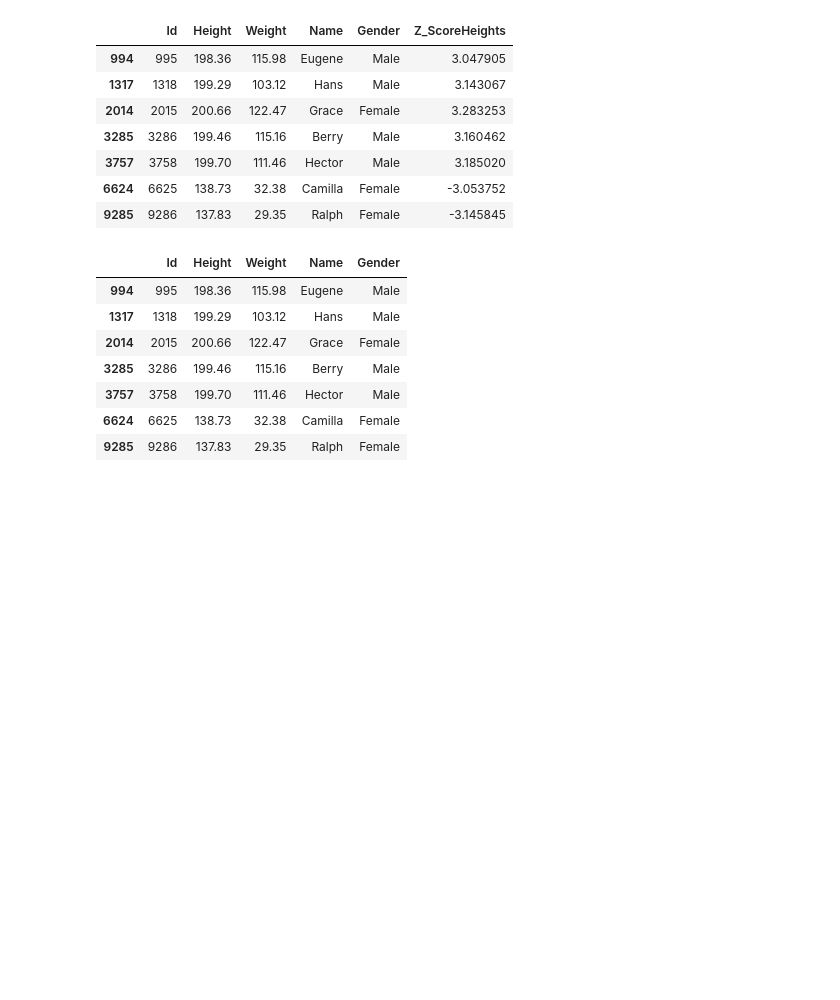
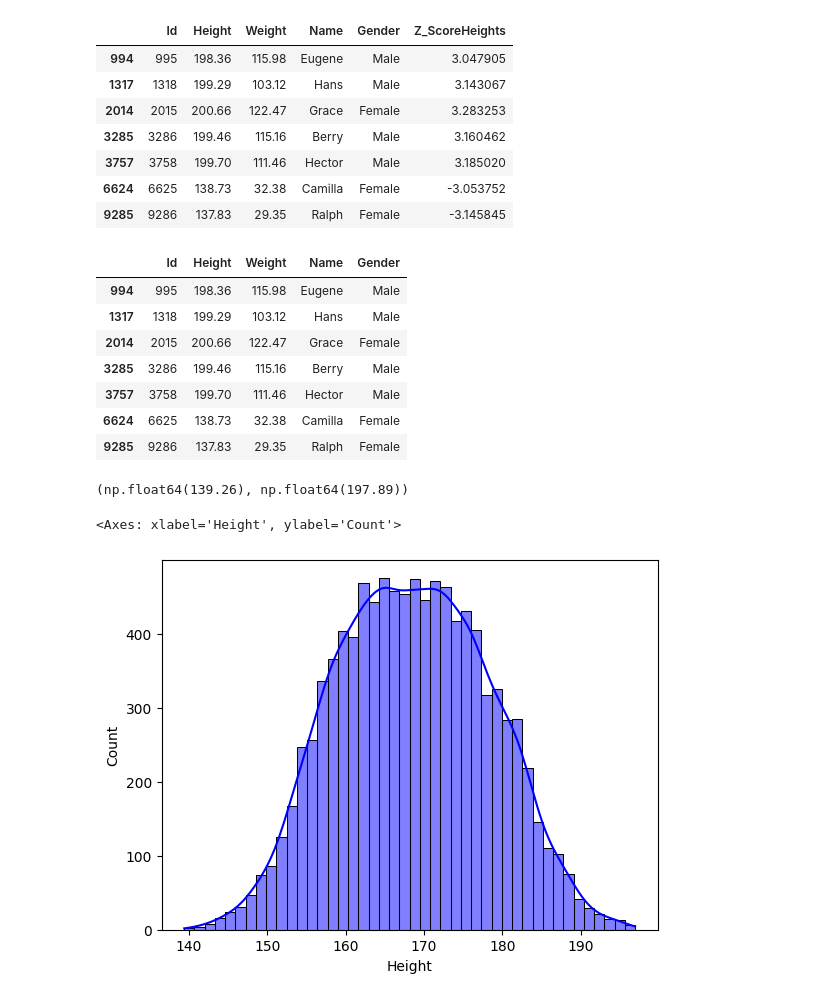
Before and after one commit to jdhova/Statistics, a Jupyter notebook: Statistics2.ipynb, the cells around one changed output. Cells and saved outputs as stored; diff of their text form; code cells hidden in the pictures; blank space fills up the shorter version.

```diff
--- a/Statistics2.ipynb
+++ b/Statistics2.ipynb
@@ -209,3 +209,12 @@ outliars_data
 | 3757 | 3758 | 199.70 | 111.46 | Hector | Male |
 | 6624 | 6625 | 138.73 | 32.38 | Camilla | Female |
 | 9285 | 9286 | 137.83 | 29.35 | Ralph | Female |
+# %%
+l3,r3
+# %% [output]
+(np.float64(139.26), np.float64(197.89))
+# %%
+sns.histplot(newValidDataNew.Height,kde= True,color='blue')
+# %% [output]
+<Axes: xlabel='Height', ylabel='Count'>
+[figure, added]
```
Also changed, not shown: parts of 3 cells of this notebook, 4 other files.
